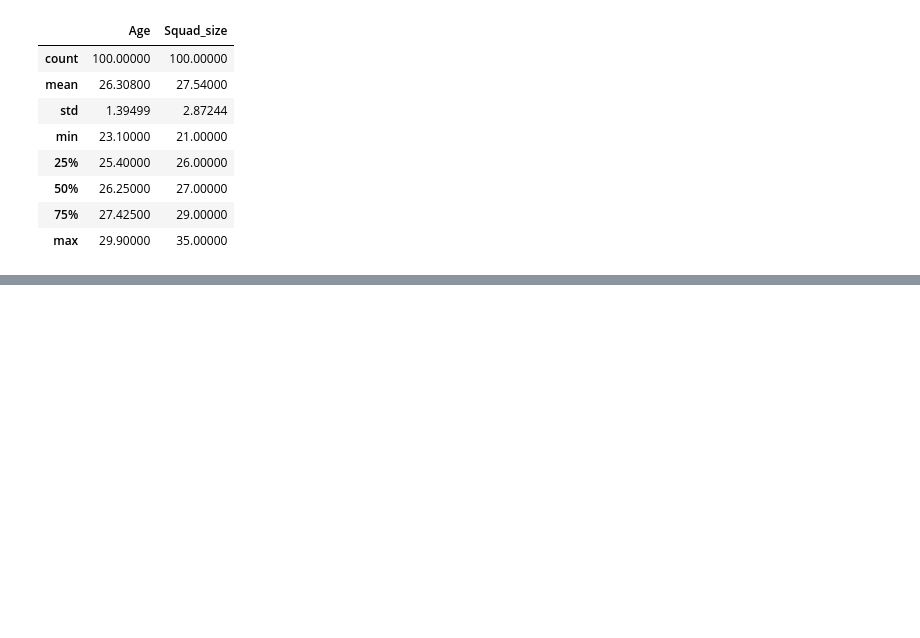
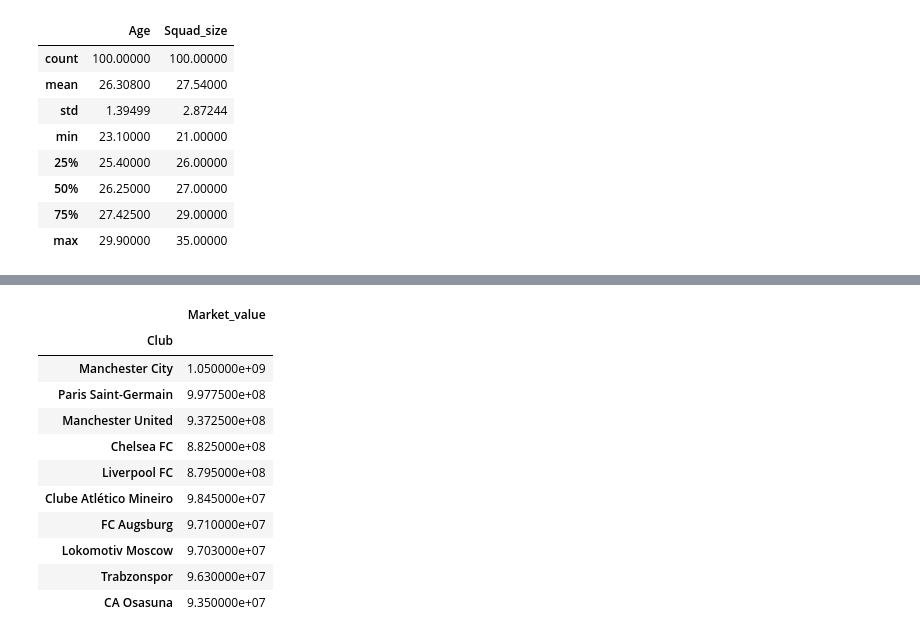
Before and after one commit to Carmodann1311/IA_Calidadypreparacion, a Jupyter notebook: Etl_Liga_femenil.ipynb, the cells around one changed output, grey strips where cells are left out. Drawn from its saved outputs; the diff is of its cells as text; code cells hidden in the pictures; blank space fills up the shorter version.

```diff
--- a/Etl_Liga_femenil.ipynb
+++ b/Etl_Liga_femenil.ipynb
@@ -240,0 +289,17 @@ df.describe()
+# %%
+import pandas as pd
+df = pd.read_csv("/content/mejores_valuados_10.csv", index_col=0)
+df.loc[:]
+# %% [output]
+|  | Market_value |
+| Club |  |
+| Manchester City | 1.050000e+09 |
+| Paris Saint-Germain | 9.977500e+08 |
+| Manchester United | 9.372500e+08 |
+| Chelsea FC | 8.825000e+08 |
+| Liverpool FC | 8.795000e+08 |
+| Clube Atlético Mineiro | 9.845000e+07 |
+| FC Augsburg | 9.710000e+07 |
+| Lokomotiv Moscow | 9.703000e+07 |
+| Trabzonspor | 9.630000e+07 |
+| CA Osasuna | 9.350000e+07 |
```
Also changed, not shown: parts of 5 cells of this notebook.
